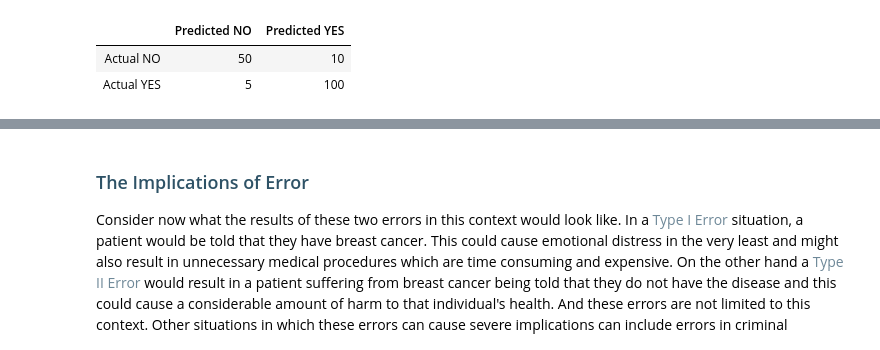
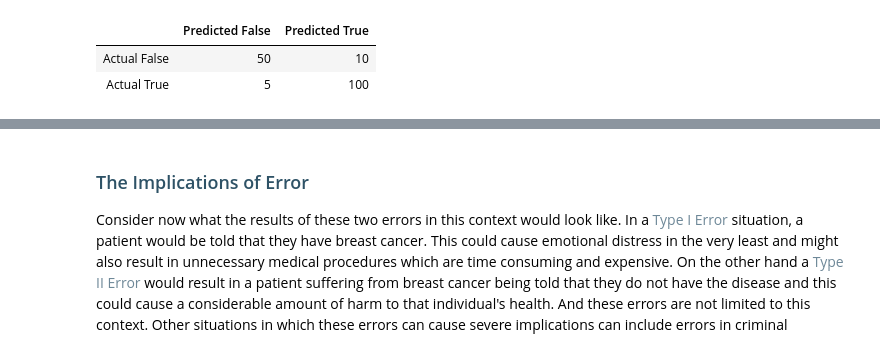
Before and after one commit to ds-modules/LS-22, a Jupyter notebook: William/Lab02.ipynb, the cells around one changed output, grey strips where cells are left out. Cells and saved outputs as stored; diff of their text form; code cells hidden in the pictures.

```diff
--- a/William/Lab02.ipynb
+++ b/William/Lab02.ipynb
@@ -30,11 +30,11 @@ Let us assume that we test out our classifier on a group of 165 people ($n=165$)
 # %%
 # This first line of code will create a brand new table, while the second line will populate the table with simulated data.
 t = Table()
-t.with_columns(" ", ["Actual NO", "Actual YES"], "Predicted NO", [50,5],
-                      "Predicted YES", [10,100])
+t.with_columns(" ", ["Actual False", "Actual True"], "Predicted False", [50,5],
+                      "Predicted True", [10,100])
 # %% [output]
-|  | Predicted NO | Predicted YES |
-| Actual NO | 50 | 10 |
-| Actual YES | 5 | 100 |
+|  | Predicted False | Predicted True |
+| Actual False | 50 | 10 |
+| Actual True | 5 | 100 |
 # %% [markdown]
 <font color = #2E5266>What can we learn from this matrix?</font>
```
Also changed, not shown: parts of 3 cells of this notebook.
